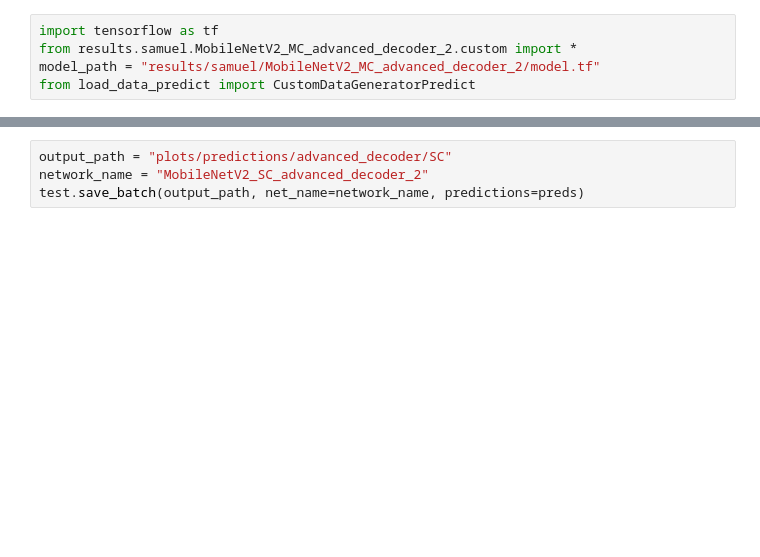
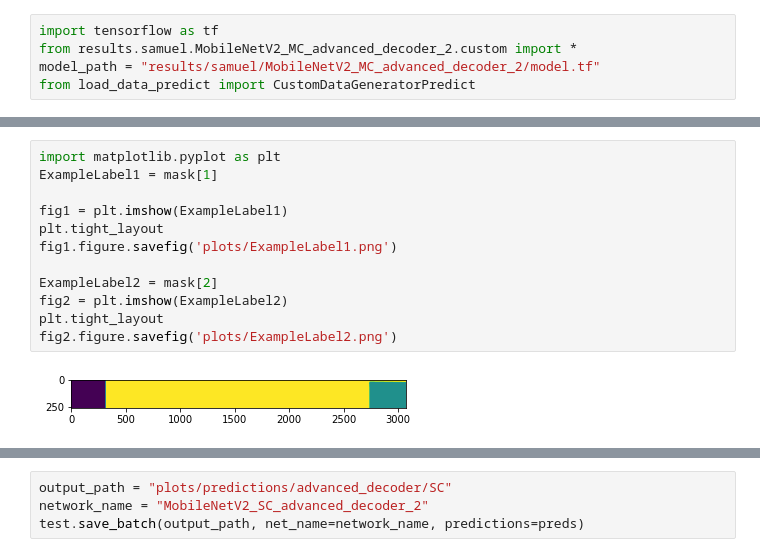
Before and after one commit to jfra1397/mlmech, a Jupyter notebook: predict.ipynb, the cells around one changed output, grey strips where cells are left out. Saved outputs shown, nothing was run; the diff lists cells and outputs as text; blank space fills up the shorter version.

```diff
--- a/predict.ipynb
+++ b/predict.ipynb
@@ -40,3 +42,17 @@ Classes: [0 1]
+# %%
+import matplotlib.pyplot as plt
+ExampleLabel1 = mask[1]
+
+fig1 = plt.imshow(ExampleLabel1)
+plt.tight_layout
+fig1.figure.savefig('plots/ExampleLabel1.png')
+
+ExampleLabel2 = mask[2]
+fig2 = plt.imshow(ExampleLabel2)
+plt.tight_layout
+fig2.figure.savefig('plots/ExampleLabel2.png')
+# %% [output]
+[figure, added]
 # %%
 model = tf.keras.models.load_model(model_path, custom_objects={"dice_metric": dice_metric, "jaccard_distance_loss": jaccard_distance_loss})
 model.summary()
```
Also changed, not shown: parts of 3 cells of this notebook, 16 other files.
